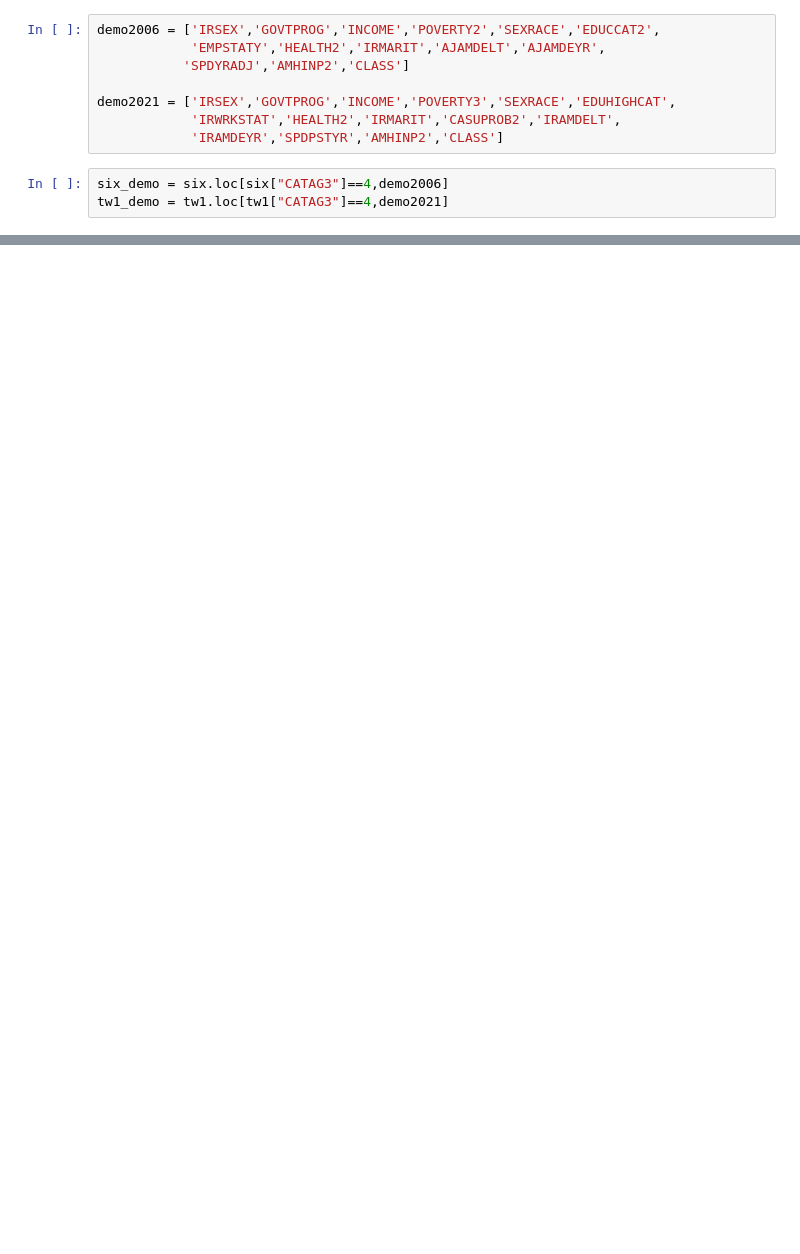
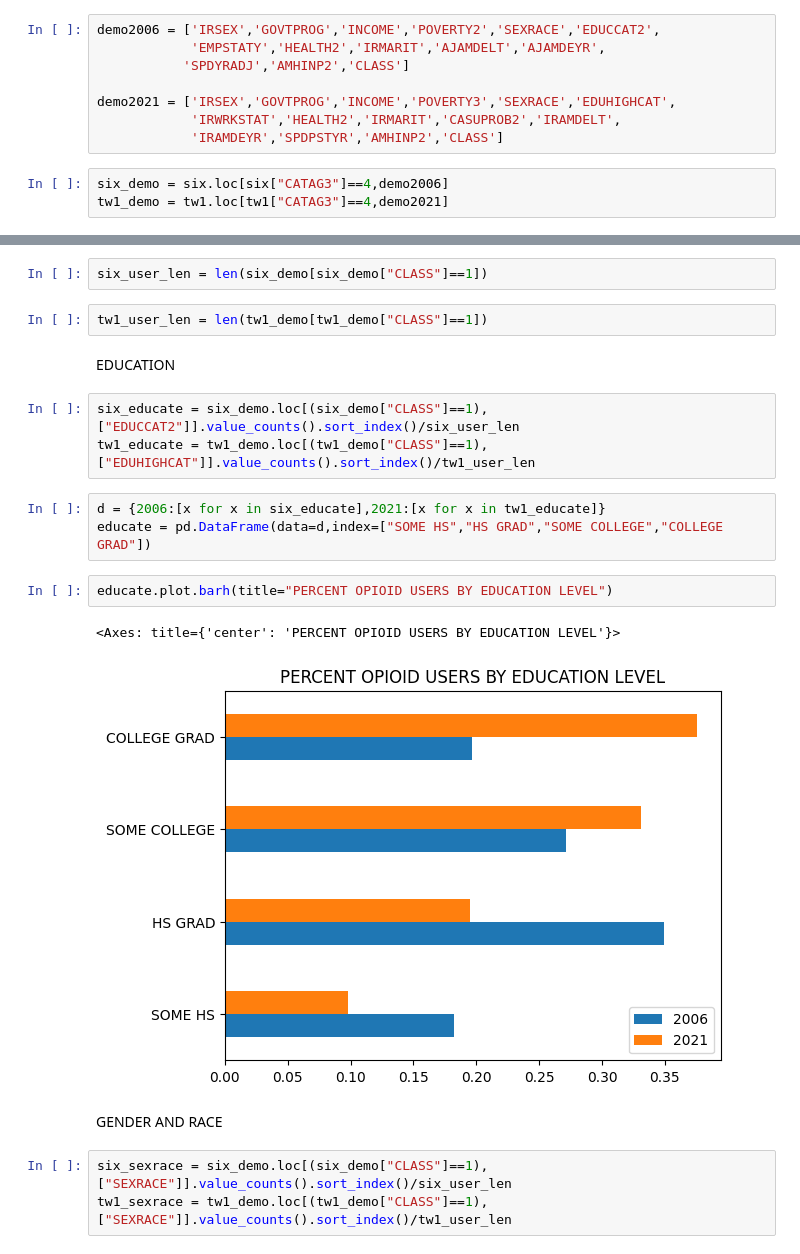
Before and after one commit to HotelTango314/dsa5900, a Jupyter notebook: NSDUH_Explore.ipynb, the cells around one changed output, grey strips where cells are left out. Cells and saved outputs as stored; diff of their text form; blank space fills up the shorter version.

Commit message:
more visuals

```diff
--- a/NSDUH_Explore.ipynb
+++ b/NSDUH_Explore.ipynb
@@ -455,0 +399,22 @@ six_demo["IRSEX"].value_counts().sum()
+# %%
+six_user_len = len(six_demo[six_demo["CLASS"]==1])
+# %%
+tw1_user_len = len(tw1_demo[tw1_demo["CLASS"]==1])
+# %% [markdown]
+EDUCATION
+# %%
+six_educate = six_demo.loc[(six_demo["CLASS"]==1),["EDUCCAT2"]].value_counts().sort_index()/six_user_len
+tw1_educate = tw1_demo.loc[(tw1_demo["CLASS"]==1),["EDUHIGHCAT"]].value_counts().sort_index()/tw1_user_len
+# %%
+d = {2006:[x for x in six_educate],2021:[x for x in tw1_educate]}
+educate = pd.DataFrame(data=d,index=["SOME HS","HS GRAD","SOME COLLEGE","COLLEGE GRAD"])
+# %%
+educate.plot.barh(title="PERCENT OPIOID USERS BY EDUCATION LEVEL")
+# %% [output]
+<Axes: title={'center': 'PERCENT OPIOID USERS BY EDUCATION LEVEL'}>
+[figure, added]
+# %% [markdown]
+GENDER AND RACE
+# %%
+six_sexrace = six_demo.loc[(six_demo["CLASS"]==1),["SEXRACE"]].value_counts().sort_index()/six_user_len
+tw1_sexrace = tw1_demo.loc[(tw1_demo["CLASS"]==1),["SEXRACE"]].value_counts().sort_index()/tw1_user_len
```
Also changed, not shown: parts of 31 cells of this notebook.
